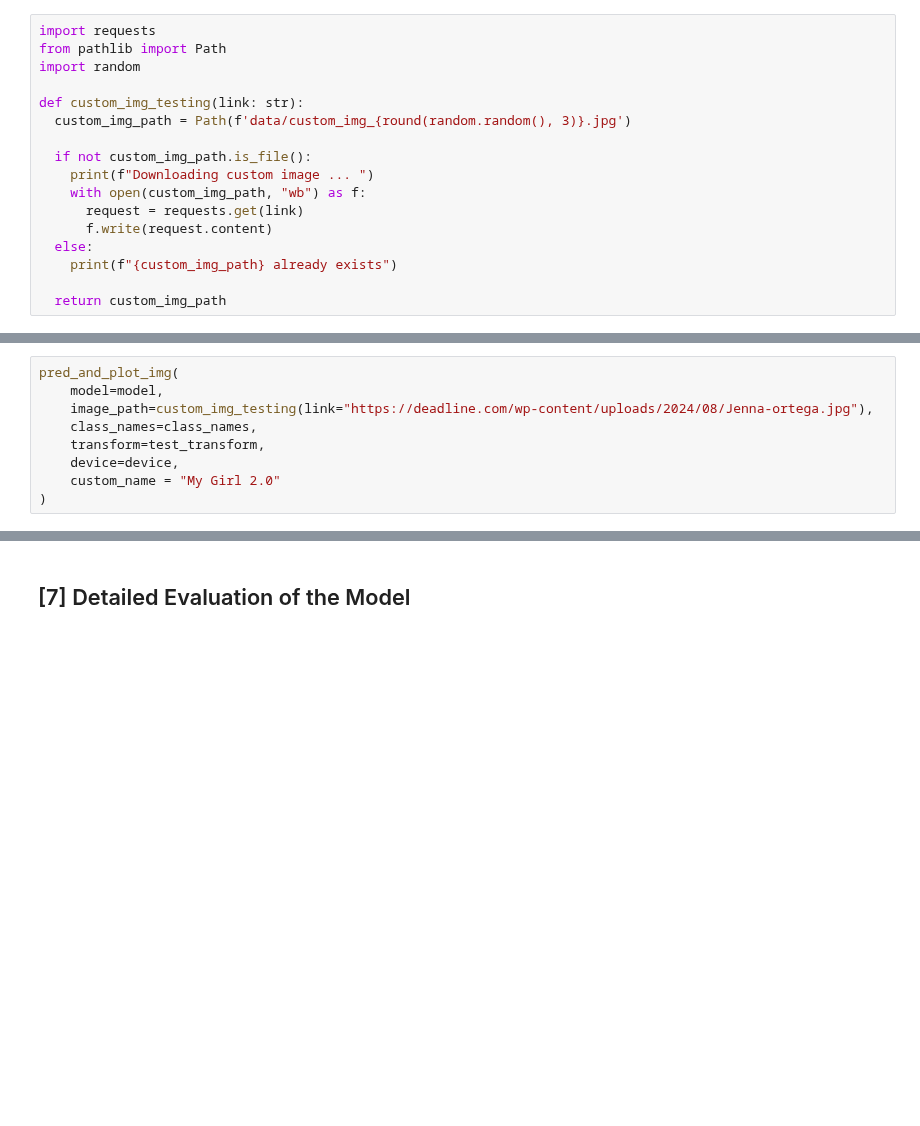
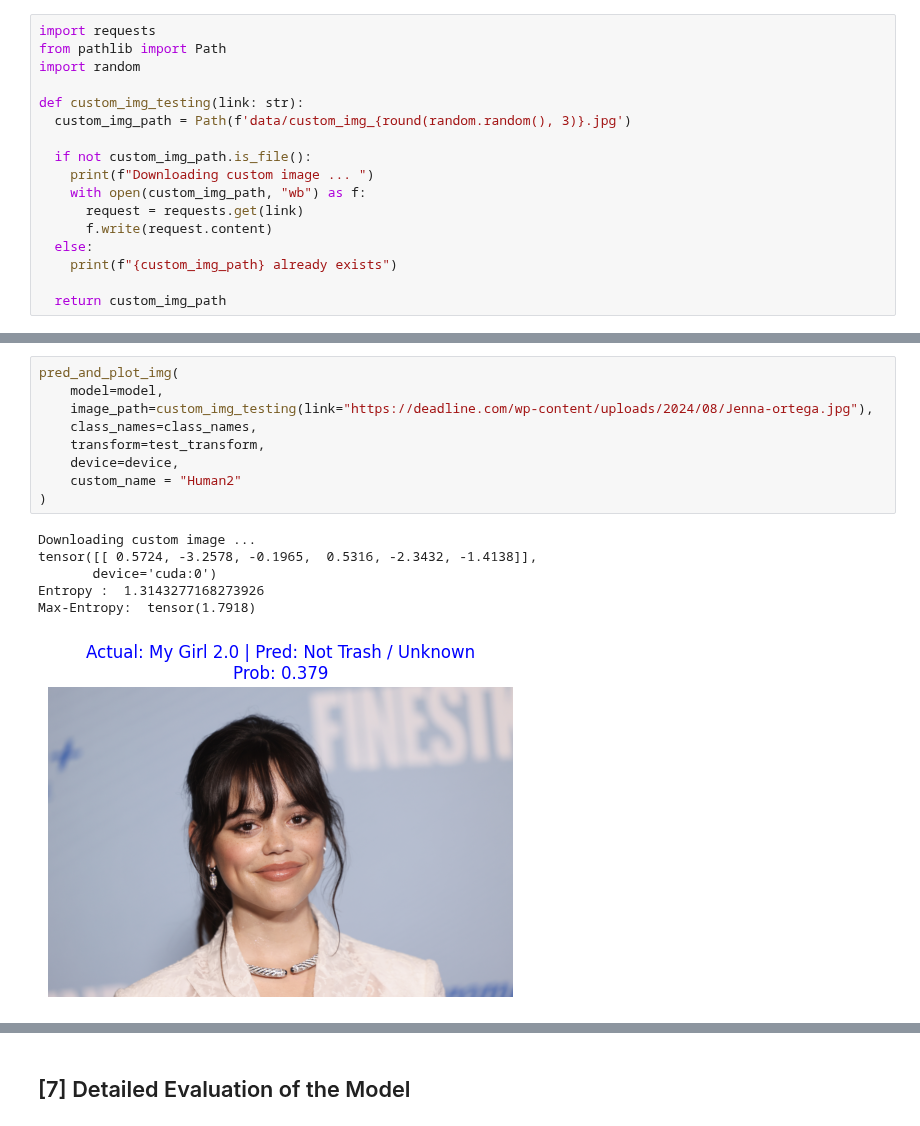
Before and after one commit to Luke-Dev-Tech/Essentials-And-Applications-of-artificial-intelligence, a Jupyter notebook: EAI_(Recycling).ipynb, the cells around one changed output, grey strips where cells are left out. Drawn from its saved outputs; the diff is of its cells as text; blank space fills up the shorter version.

```diff
--- a/EAI_(Recycling).ipynb
+++ b/EAI_(Recycling).ipynb
@@ -744,12 +855,19 @@ pred_and_plot_img(
 # %%
 pred_and_plot_img(
     model=model,
     image_path=custom_img_testing(link="https://deadline.com/wp-content/uploads/2024/08/Jenna-ortega.jpg"),
     class_names=class_names,
     transform=test_transform,
     device=device,
-    custom_name = "My Girl 2.0"
+    custom_name = "Human2"
 )
+# %% [output]
+Downloading custom image ...
+tensor([[ 0.5724, -3.2578, -0.1965,  0.5316, -2.3432, -1.4138]],
+       device='cuda:0')
+Entropy :  1.3143277168273926
+Max-Entropy:  tensor(1.7918)
+[figure, added]
 # %%
 pred_and_plot_img(
     model=model,
```
Also changed, not shown: parts of 25 cells of this notebook.
